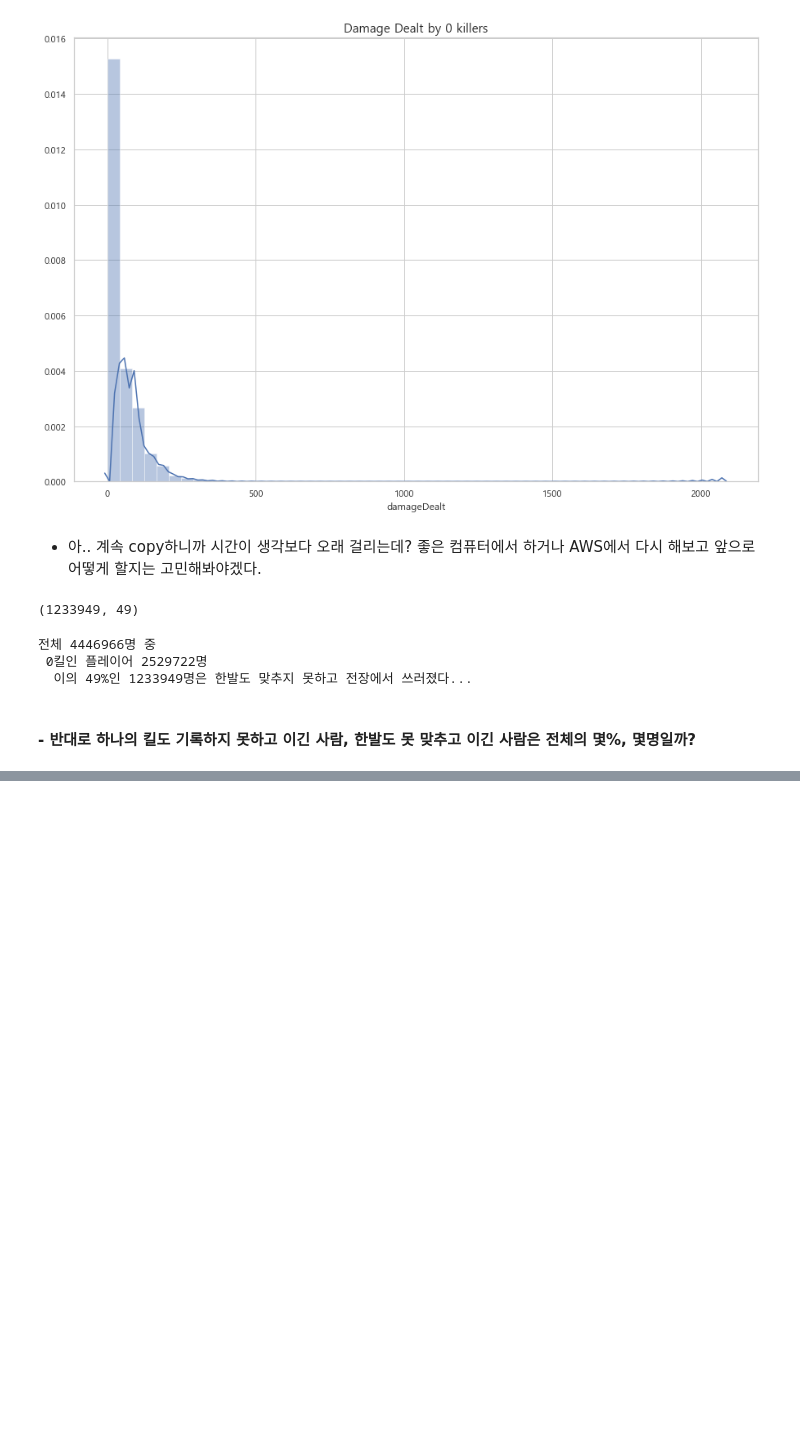
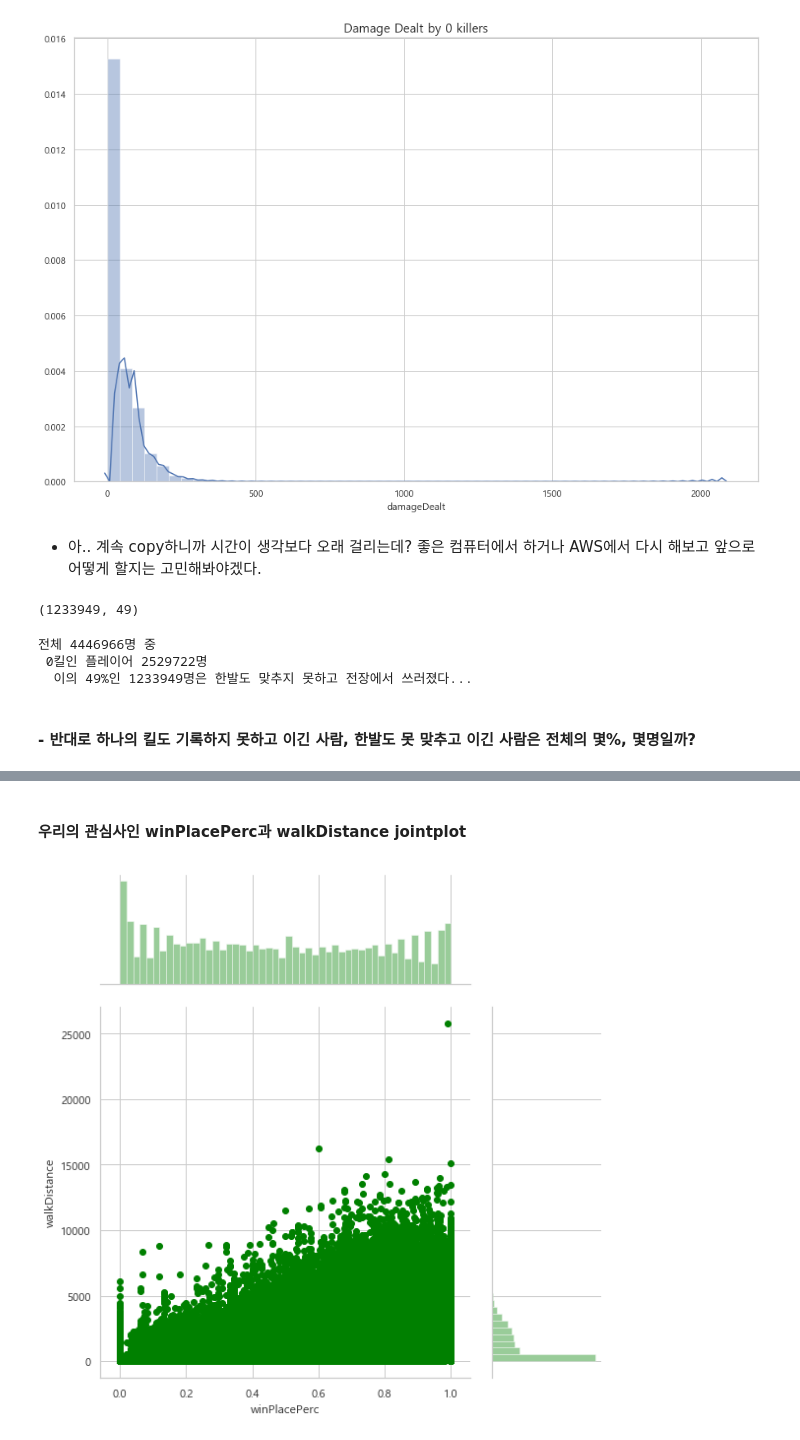
Before and after one commit to h33sun/Lets-EDA, a Jupyter notebook: 20200201 PUBG EDA.ipynb, the cells around one changed output, grey strips where cells are left out. Cells and saved outputs as stored; diff of their text form; code cells hidden in the pictures; blank space fills up the shorter version.

```diff
--- a/20200201 PUBG EDA.ipynb
+++ b/20200201 PUBG EDA.ipynb
@@ -149,0 +228,7 @@ sum(zeros['winPlacePerc']==1)
+# %% [markdown]
+#### 우리의 관심사인 winPlacePerc과 walkDistance jointplot
+# %%
+sns.jointplot(x = 'winPlacePerc', y = 'walkDistance', data = train, height = 8, ratio = 3, color = 'green')
+plt.show()
+# %% [output]
+[figure, added]
```
Also changed, not shown: parts of 19 cells of this notebook.
